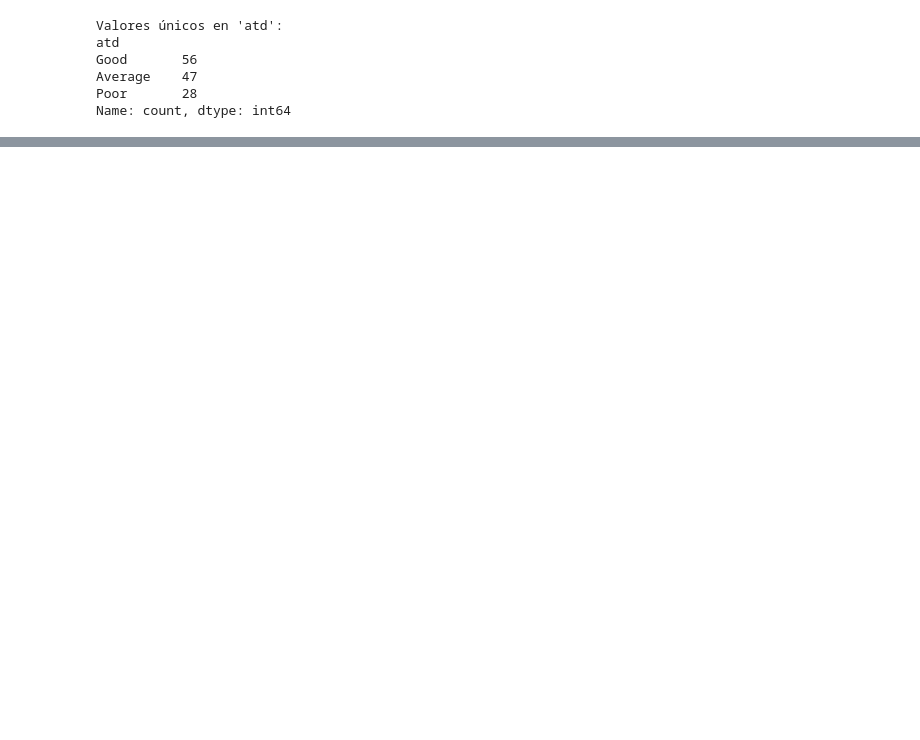
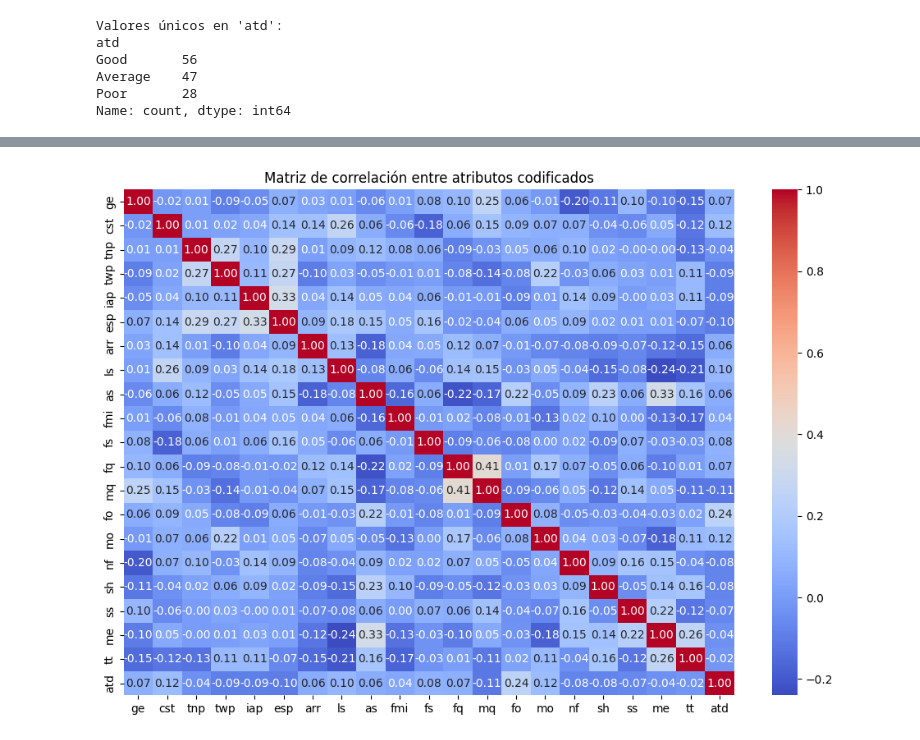
Before and after one commit to RicardoMFC/Proyecto-AA, a Jupyter notebook: Trabajo.ipynb, the cells around one changed output, grey strips where cells are left out. Saved outputs shown, nothing was run; the diff lists cells and outputs as text; code cells hidden in the pictures; blank space fills up the shorter version.

```diff
--- a/Trabajo.ipynb
+++ b/Trabajo.ipynb
@@ -137,0 +197,11 @@ df_encoded.head()
+# %%
+# Crear matriz de correlación redondeada a 2 decimales
+corr_matrix = df_encoded.corr().round(2)
+
+# Graficar
+plt.figure(figsize=(12, 8))
+sns.heatmap(corr_matrix, annot=True, cmap='coolwarm', fmt='.2f')
+plt.title("Matriz de correlación entre atributos codificados")
+plt.show()
+# %% [output]
+[figure, added]
```
Also changed, not shown: parts of 24 cells of this notebook.
